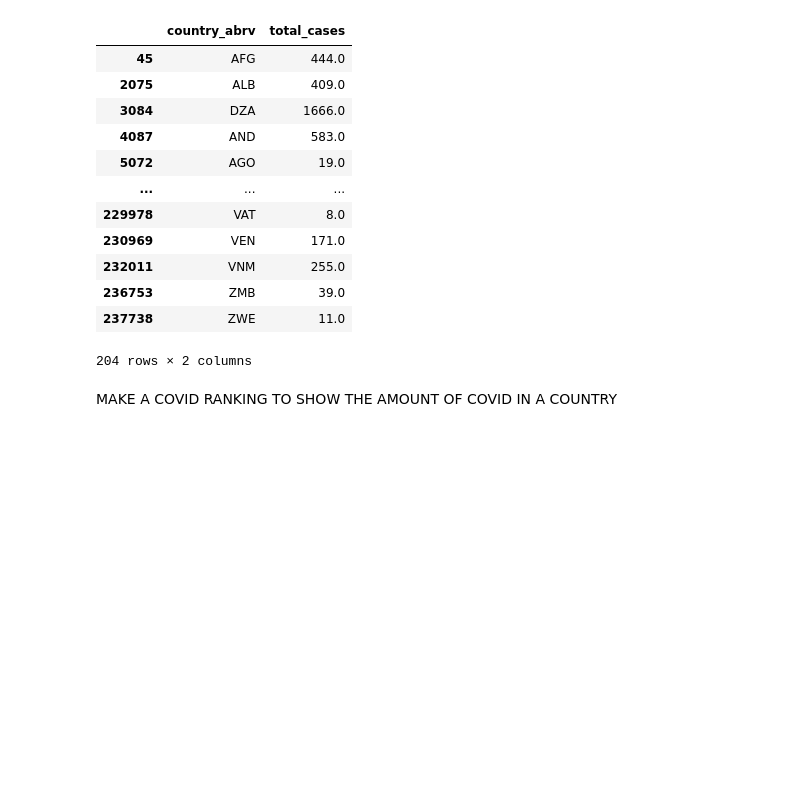
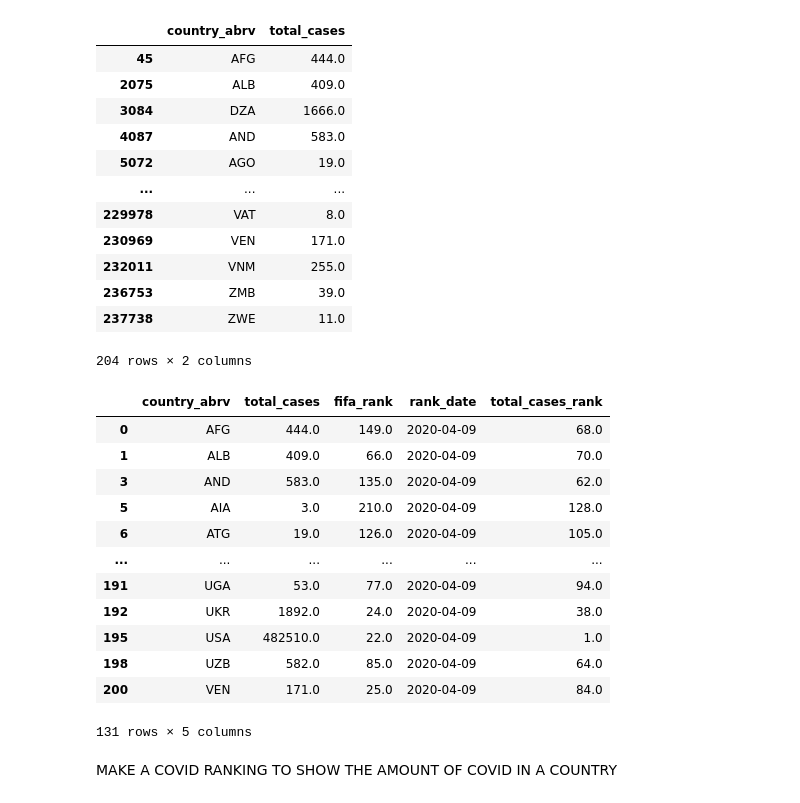
Before and after one commit to jlarija/DataVisualisationProject, a Jupyter notebook: scribbles.ipynb, the cells around one changed output. Saved outputs shown, nothing was run; the diff lists cells and outputs as text; code cells hidden in the pictures; blank space fills up the shorter version.

```diff
--- a/scribbles.ipynb
+++ b/scribbles.ipynb
@@ -61,2 +57,23 @@ final_df = final_rank.dropna()
+# %%
+final_rank = df.merge(fifa_ranking, how='left', on='country_abrv')
+final_rank = final_rank.dropna()
+final_rank = final_rank.rename(columns = {'rank':'fifa_rank'})
+# create a ranking of the covid cases
+final_rank['total_cases_rank'] = final_rank['total_cases'].rank(method = 'max', ascending = False)
+final_rank
+# %% [output]
+|  | country_abrv | total_cases | fifa_rank | rank_date | total_cases_rank |
+| 0 | AFG | 444.0 | 149.0 | 2020-04-09 | 68.0 |
+| 1 | ALB | 409.0 | 66.0 | 2020-04-09 | 70.0 |
+| 3 | AND | 583.0 | 135.0 | 2020-04-09 | 62.0 |
+| 5 | AIA | 3.0 | 210.0 | 2020-04-09 | 128.0 |
+| 6 | ATG | 19.0 | 126.0 | 2020-04-09 | 105.0 |
+| ... | ... | ... | ... | ... | ... |
+| 191 | UGA | 53.0 | 77.0 | 2020-04-09 | 94.0 |
+| 192 | UKR | 1892.0 | 24.0 | 2020-04-09 | 38.0 |
+| 195 | USA | 482510.0 | 22.0 | 2020-04-09 | 1.0 |
+| 198 | UZB | 582.0 | 85.0 | 2020-04-09 | 64.0 |
+| 200 | VEN | 171.0 | 25.0 | 2020-04-09 | 84.0 |
+131 rows × 5 columns
 # %% [markdown]
 MAKE A COVID RANKING TO SHOW THE AMOUNT OF COVID IN A COUNTRY
```
Also changed, not shown: parts of 7 cells of this notebook, 3 other files.
